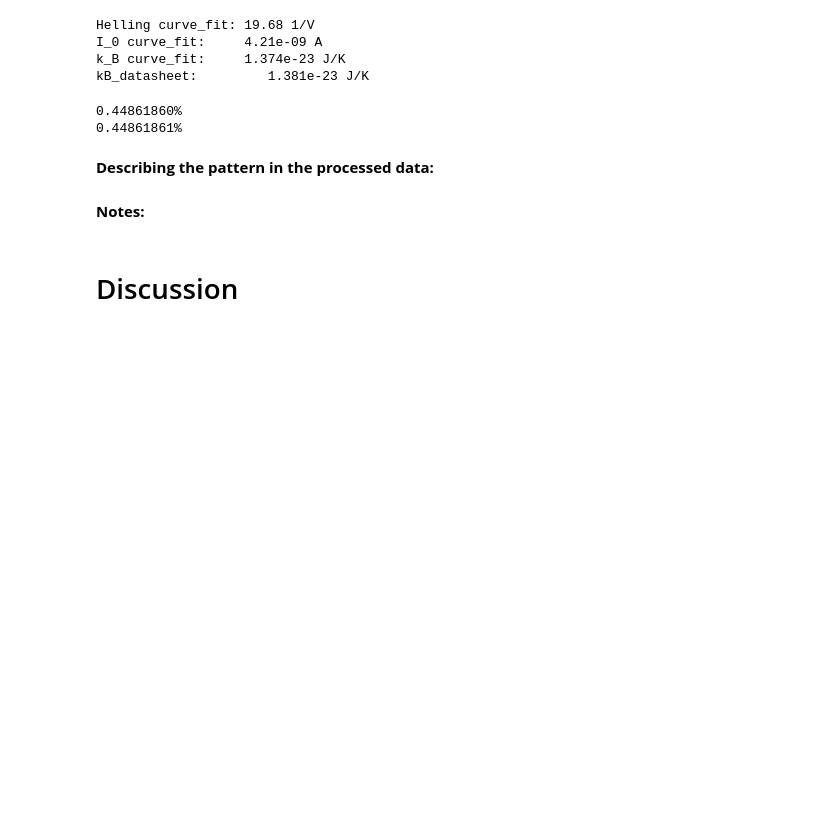
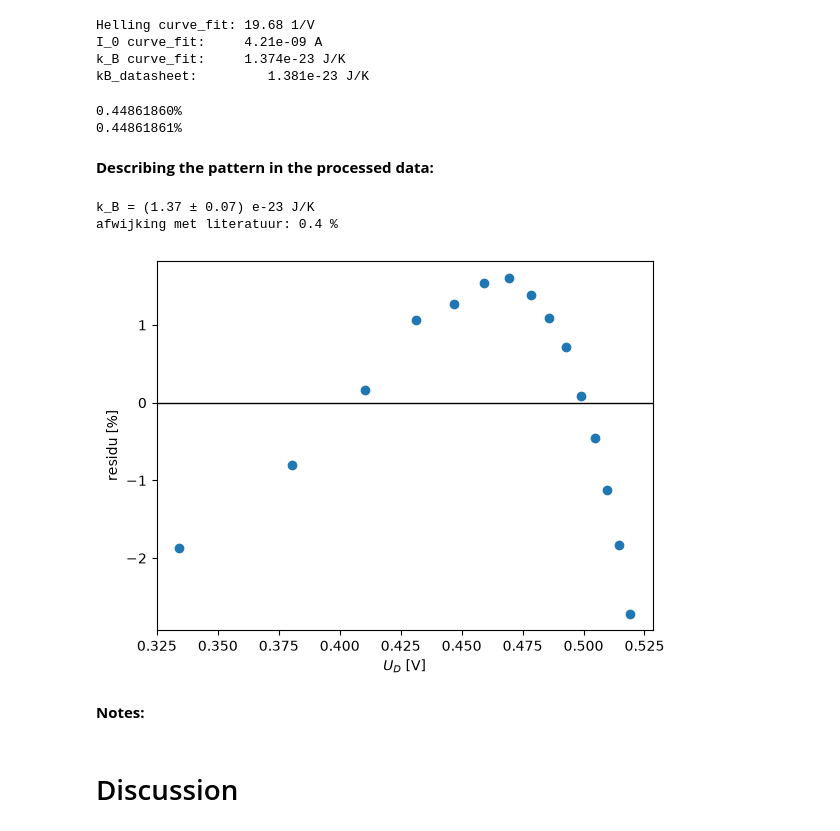
Before and after one commit to StudentJesse/IP2test, a Jupyter notebook: BM_labjournaal.ipynb, the cells around one changed output. Drawn from its saved outputs; the diff is of its cells as text; code cells hidden in the pictures; blank space fills up the shorter version.

```diff
--- a/BM_labjournaal.ipynb
+++ b/BM_labjournaal.ipynb
@@ -229,7 +229,7 @@ def log_shockley(U, log_I0, helling):
     return log_I0 + helling * U
 
 # 2. curve fit op lineair
-popt, pcov = curve_fit(log_shockley, U_D[mask_lineair], np.log(I_D[mask_lineair]))
+popt, pcov = curve_fit(log_shockley, U_D, np.log(I_D))
 
 #  terug rekening naar I_0 en K_B
 log_I0_cf, helling_cf = popt
@@ -262,3 +260,25 @@ print(f"{vers_pct:.8f}%")
+# %%
+u_helling = np.sqrt(pcov[1, 1])             # onzekerheid in b, uit curve_fit
+u_T = 1.0                                   # K (schatting, vul zelf in)
+u_kB = k_B_berekend * np.sqrt((u_helling/helling)**2 + (u_n/n)**2 + (u_T/T)**2)
+
+print("k_B = (%.2f ± %.2f) e-23 J/K" % (k_B_berekend * 1e23, u_kB * 1e23))
+print("afwijking met literatuur: %.1f %%" % (abs(k_B_berekend - kB_datasheet) / kB_datasheet * 100))
+
+
+I_fit = I_0 * np.exp(helling * U_D)
+residu = (I_D - I_fit) / I_fit * 100          # relatief residu in %
+
+plt.figure()
+plt.plot(U_D[mask_lineair], residu[mask_lineair], 'o')
+plt.axhline(0, color='k', linewidth=1)
+plt.xlabel(r'$U_D$ [V]')
+plt.ylabel('residu [%]')
+plt.show()
+# %% [output]
+k_B = (1.37 ± 0.07) e-23 J/K
+afwijking met literatuur: 0.4 %
+[figure, added]
 # %% [markdown]
 **Notes:**
 # %% [markdown]
```
Also changed, not shown: parts of 1 cell of this notebook.
